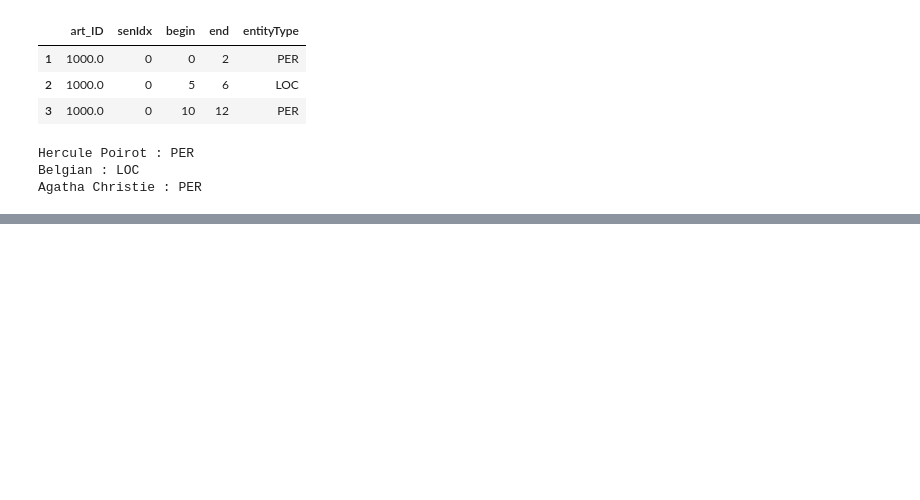
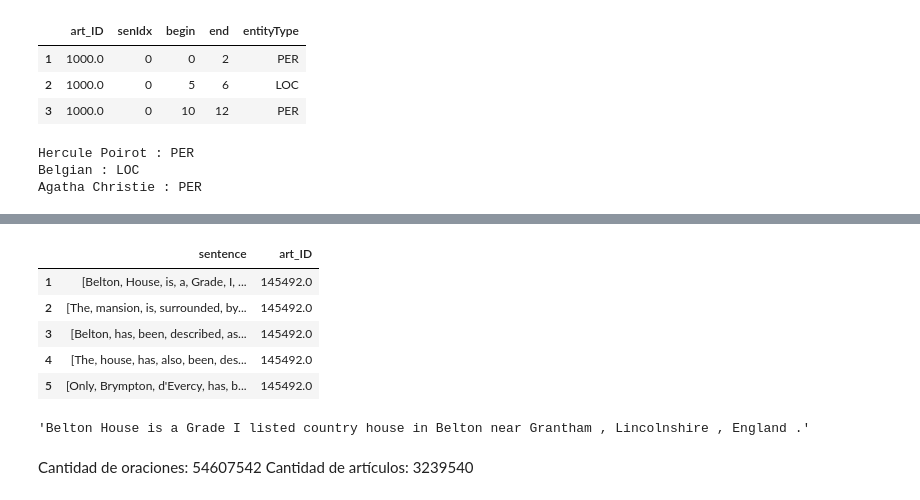
Before and after one commit to emikokic/thesis, a Jupyter notebook: analysis_preprocesing.ipynb, the cells around one changed output, grey strips where cells are left out. Cells and saved outputs as stored; diff of their text form; code cells hidden in the pictures; blank space fills up the shorter version.

```diff
--- a/analysis_preprocesing.ipynb
+++ b/analysis_preprocesing.ipynb
@@ -309,0 +327,18 @@ Agatha Christie : PER
+# %%
+unpickled_df = pd.read_pickle("./doc_77")
+# %%
+unpickled_df.head()
+# %% [output]
+|  | sentence | art_ID |
+| 1 | [Belton, House, is, a, Grade, I, ... | 145492.0 |
+| 2 | [The, mansion, is, surrounded, by... | 145492.0 |
+| 3 | [Belton, has, been, described, as... | 145492.0 |
+| 4 | [The, house, has, also, been, des... | 145492.0 |
+| 5 | [Only, Brympton, d'Evercy, has, b... | 145492.0 |
+# %%
+' '.join(unpickled_df.loc[1, 'sentence'])
+# %% [output]
+'Belton House is a Grade I listed country house in Belton near Grantham , Lincolnshire , England .'
+# %% [markdown]
+Cantidad de oraciones: 54607542
+Cantidad de artículos: 3239540
```
Also changed, not shown: parts of 13 cells of this notebook.
